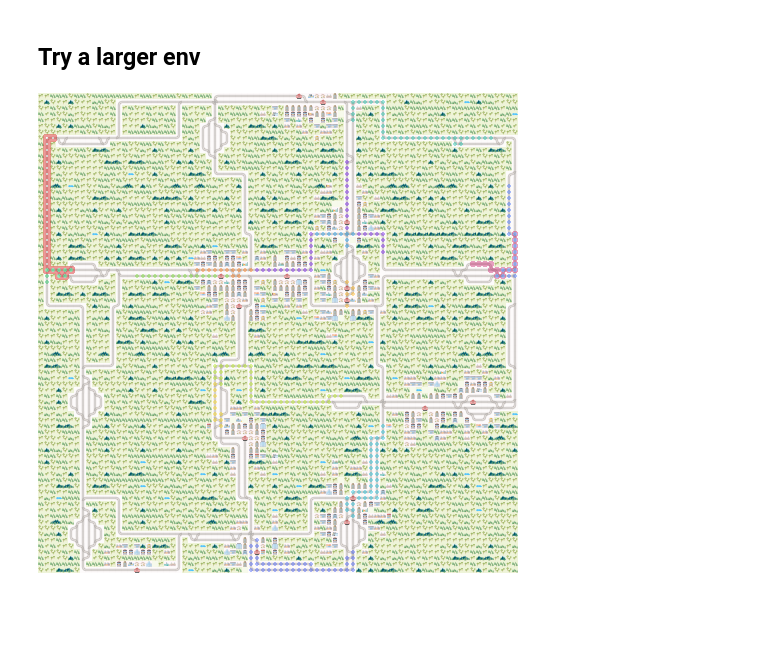
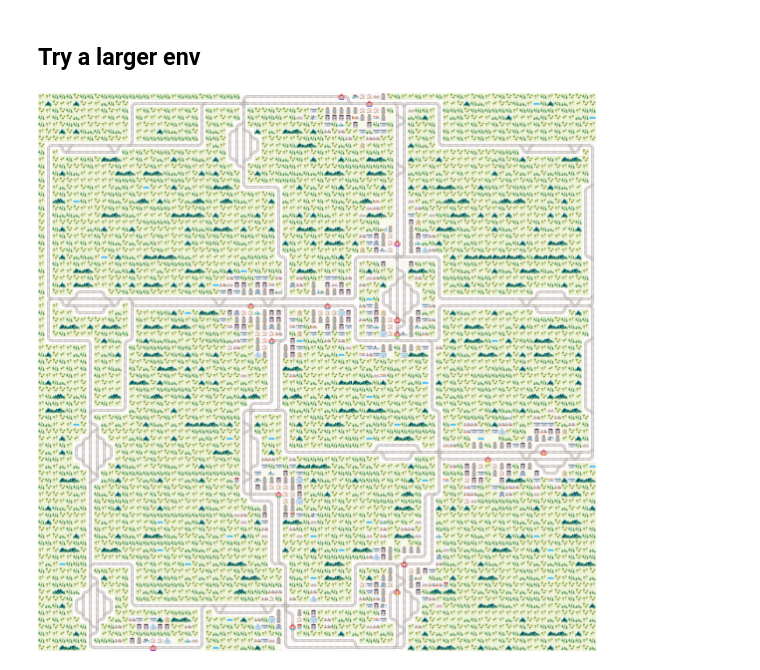
Before and after one commit to nobodyczcz/flatland2020, a Jupyter notebook: notebooks/graph_demo.ipynb, the cells around one changed output. Cells and saved outputs as stored; diff of their text form; code cells hidden in the pictures; blank space fills up the shorter version.

```diff
--- a/notebooks/graph_demo.ipynb
+++ b/notebooks/graph_demo.ipynb
@@ -638,24 +566,24 @@ rail_generator = sparse_rail_generator(max_num_cities=cities_in_map,
 # %%
 random.seed(102)
 np.random.seed(102)
 
 
 # Example generate a random rail
 env2 = RailEnv(width=width,
               height=height,
               rail_generator=rail_generator,
               # rail_generator=complex_rail_generator(nr_start_goal=3, min_dist=5),
               number_of_agents=nr_trains,
               obs_builder_object=TreeObsForRailEnv(max_depth=2))
 
 env2.reset()
 
-env_renderer = RenderTool(env2, gl="PILSVG")
-env_renderer.render_env(show=False)
+env_renderer = RenderTool(env2, gl="PILSVG",  screen_width=1200, screen_height=1200)
+env_renderer.render_env(show=False, show_observations=False,)
 aImg = env_renderer.gl.get_image()
 Image.fromarray(aImg)
 # %% [output]
-[figure, old version]
+[figure, new version]
 # %%
 # Create a grid of nodes matching (isomorphic to) the env rail grid
 gEnv2 = RailEnvGraph(env2)
```
Also changed, not shown: parts of 52 cells of this notebook, 1 other file.
